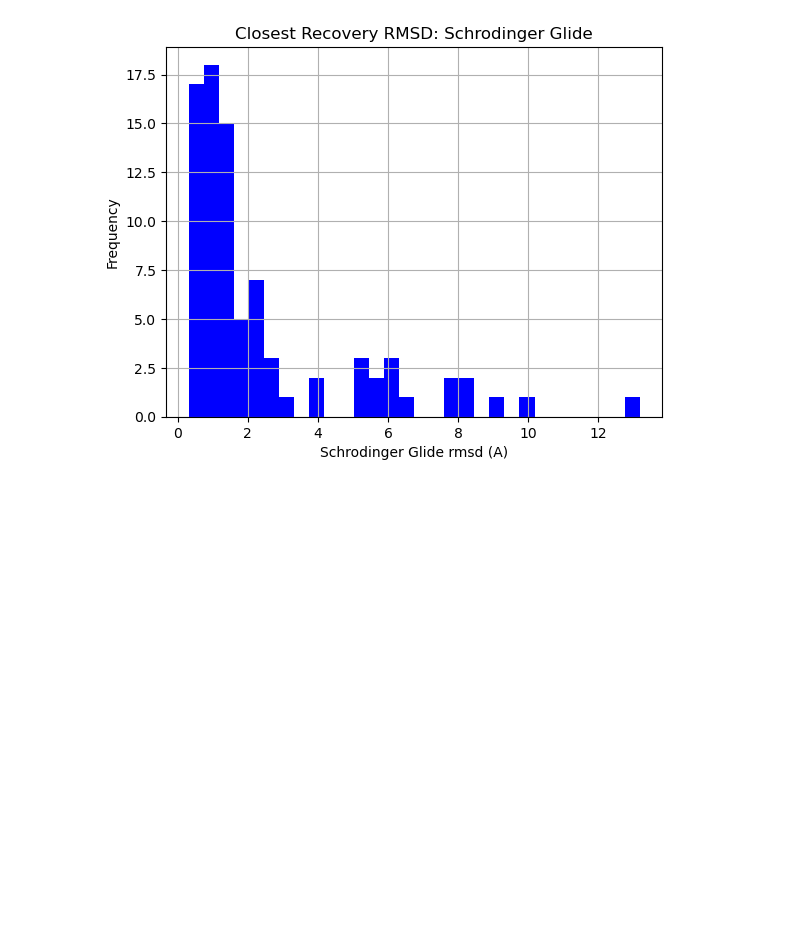
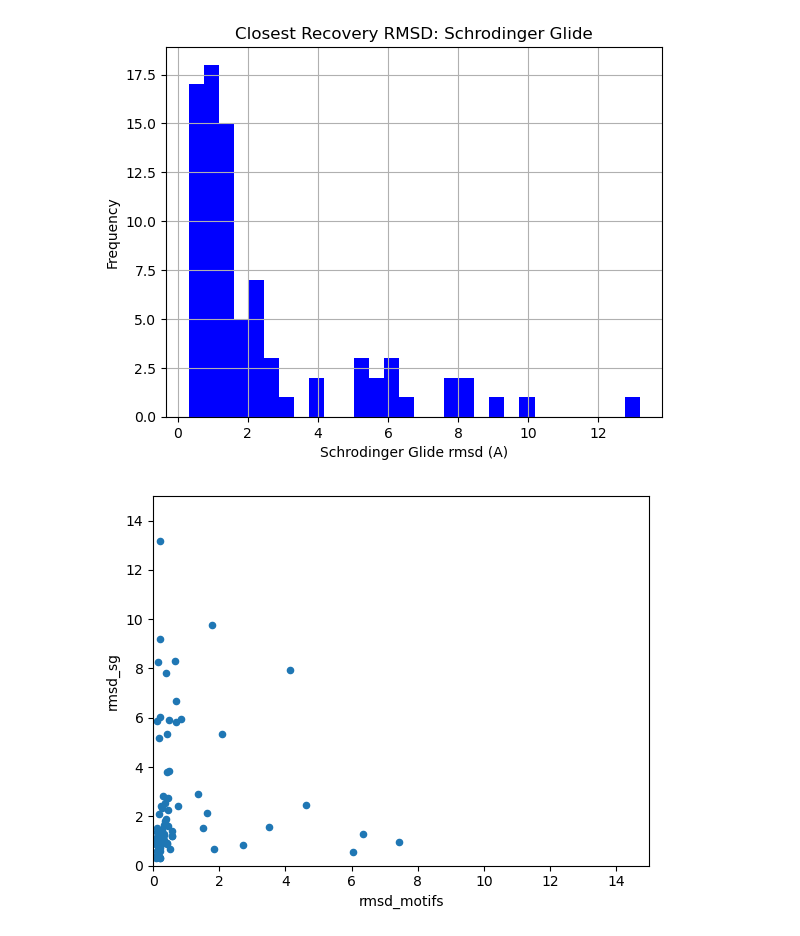
Before and after one commit to toadlover/thyme_lab_internship_2024, a Jupyter notebook: jupyter_notebooks/Schrodinger_vs_Rosetta.ipynb, the cells around one changed output. Saved outputs shown, nothing was run; the diff lists cells and outputs as text; code cells hidden in the pictures; blank space fills up the shorter version.

Commit message:
Making scatterplots of comparisons between rosetta and autodock/schdoringer

```diff
--- a/jupyter_notebooks/Schrodinger_vs_Rosetta.ipynb
+++ b/jupyter_notebooks/Schrodinger_vs_Rosetta.ipynb
@@ -215,3 +237,11 @@ plt.grid(True)
 plt.show()
 # %% [output]
 [figure]
+# %%
+#make a scatterplot in the place of the heatmap
+merged_df.plot(kind='scatter',x='rmsd_motifs',y='rmsd_sg')
+plt.xlim(0,15)
+plt.ylim(0,15)
+plt.show()
+# %% [output]
+[figure, added]
```
Also changed, not shown: parts of 2 cells of this notebook.
